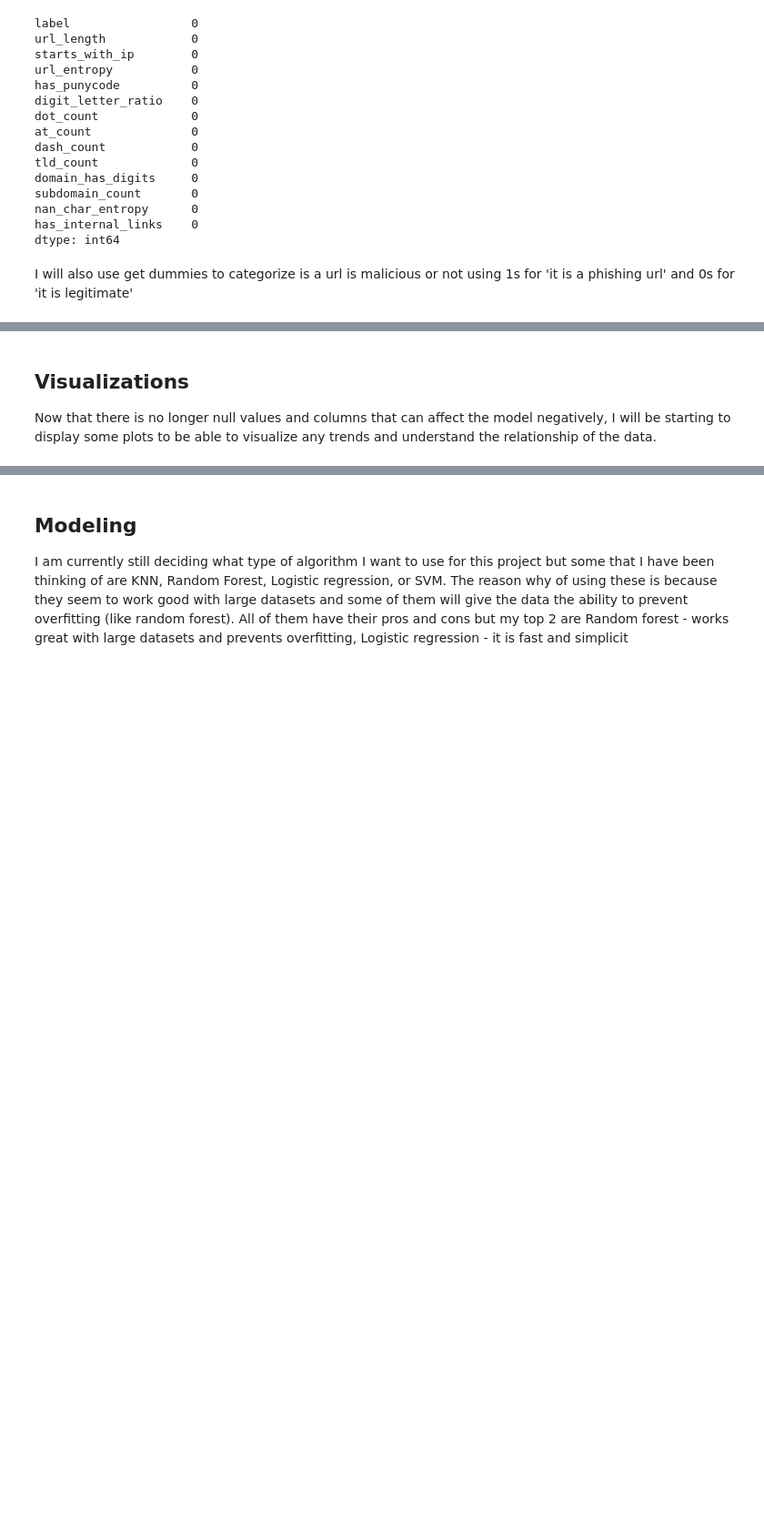
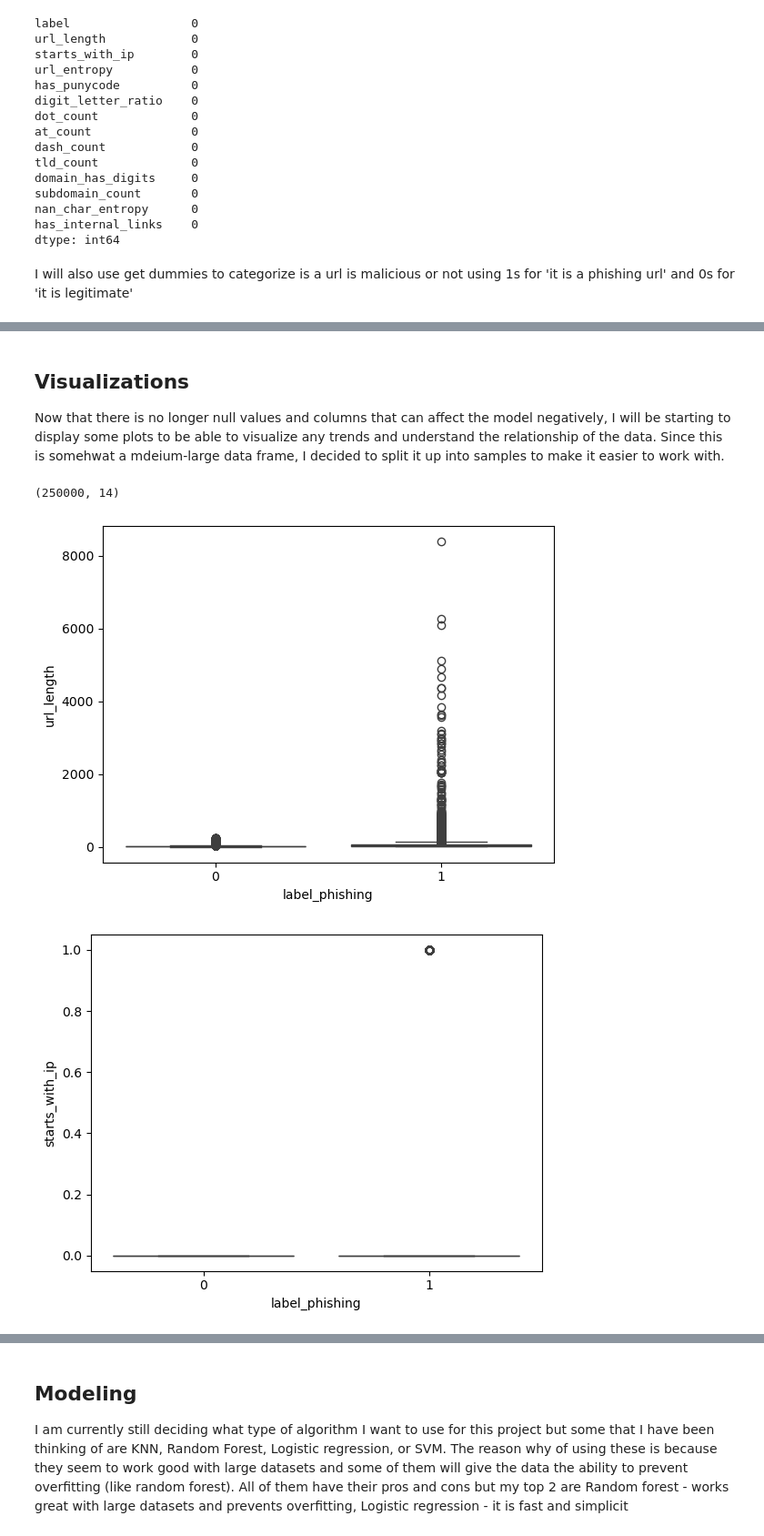
Before and after one commit to dagonzalezcolme/url_phising_detector, a Jupyter notebook: Project2.ipynb, the cells around one changed output, grey strips where cells are left out. Shown at 91% size. Saved outputs shown, nothing was run; the diff lists cells and outputs as text; code cells hidden in the pictures; blank space fills up the shorter version.

```diff
--- a/Project2.ipynb
+++ b/Project2.ipynb
@@ -42,5 +42,4 @@ import numpy as np
 import matplotlib.pyplot as plt
 import seaborn as sns
 # %%
-data = pd.read_csv('out.csv')
-df = pd.DataFrame(data)
+data = pd.read_csv('dataset/out.csv')
@@ -126,0 +126,3 @@ df = df.drop(columns=['source', 'whois_data', 'domain_age_days'])
+# %%
+df = df.drop(columns=['source', 'whois_data', 'domain_age_days'])
+df.reset_index(drop=True, inplace=True)
@@ -191,4 +195,19 @@ df
 2499999 rows × 14 columns
 # %% [markdown]
 ## Visualizations
-Now that there is no longer null values and columns that can affect the model negatively, I will be starting to display some plots to be able to visualize any trends and understand the relationship of the data.
+Now that there is no longer null values and columns that can affect the model negatively, I will be starting to display some plots to be able to visualize any trends and understand the relationship of the data. Since this is somehwat a mdeium-large data frame, I decided to split it up into samples to make it easier to work with.
+# %%
+sample_df = df.sample(frac=0.1, random_state=1)
+sample_df.shape
+# %% [output]
+(250000, 14)
+# %%
+for col in sample_df.columns:
+    if col != 'label_phishing':
+        sns.boxplot(data=sample_df,
+                     x='label_phishing',
+                     y=col)
+        plt.show()
+# %% [output]
+[figure, added]
+[figure, added]
```
Also changed, not shown: parts of 10 cells of this notebook.
